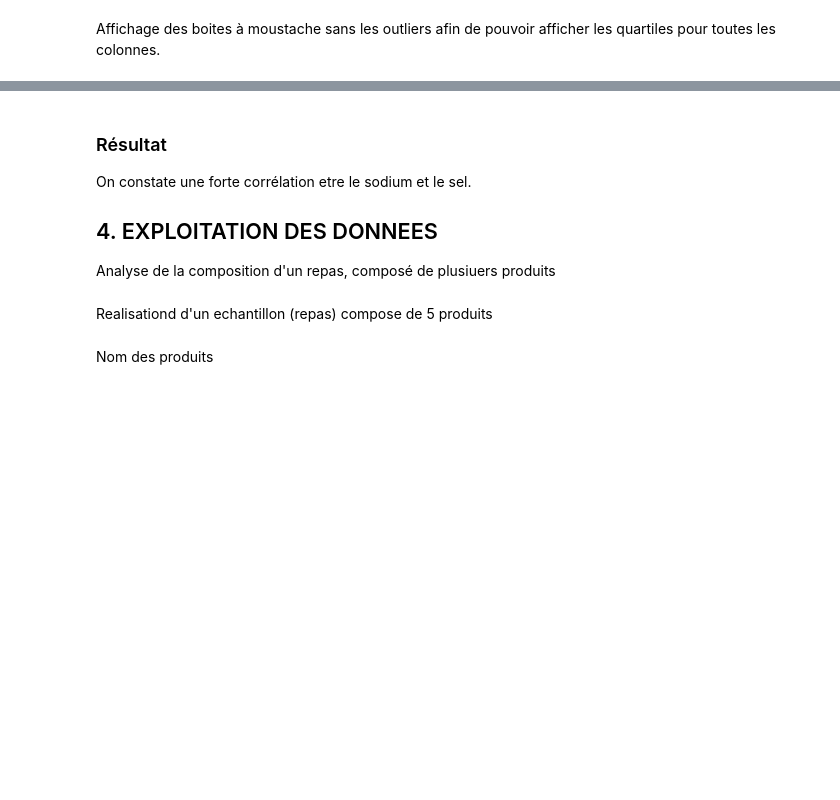
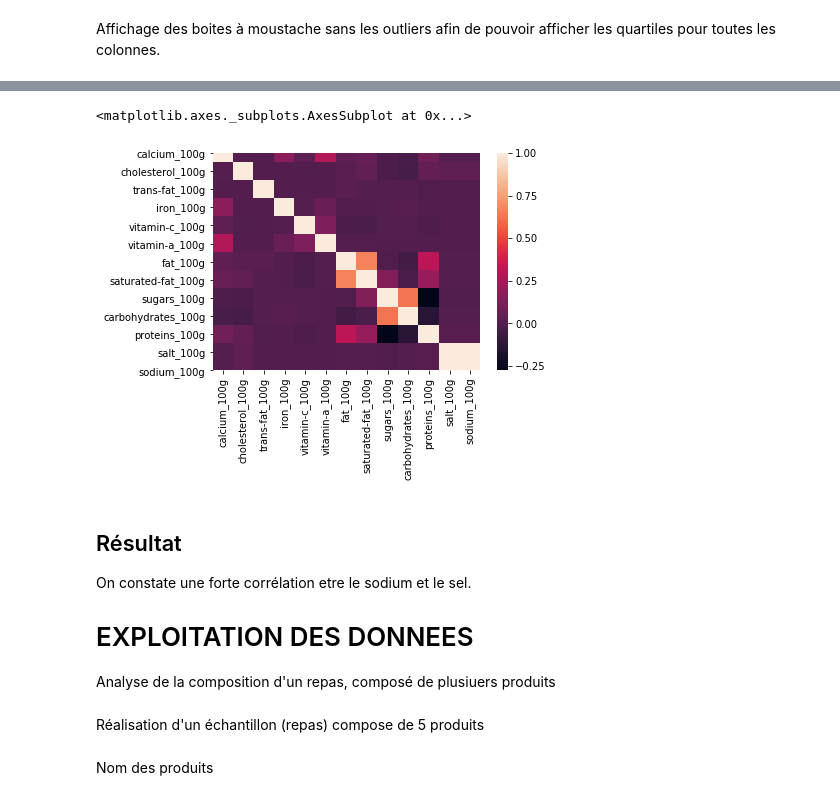
Before and after one commit to asaidomar/openclassrooms_projet3, a Jupyter notebook: projet3/main.ipynb, the cells around one changed output, grey strips where cells are left out. Saved outputs shown, nothing was run; the diff lists cells and outputs as text; code cells hidden in the pictures; blank space fills up the shorter version.

```diff
--- a/projet3/main.ipynb
+++ b/projet3/main.ipynb
@@ -436,11 +440,14 @@ sns.pairplot(data_df[all_columns])
 # %%
-sns.heatmap(data_df[all_columns].select_dtypes(include=np.number).corr()
+sns.heatmap(completed_data[all_columns].select_dtypes(include=np.number).corr())
+# %% [output]
+<matplotlib.axes._subplots.AxesSubplot at 0x...>
+[figure, added]
 # %% [markdown]
-### Résultat
+## Résultat
 On constate une forte corrélation etre le sodium et le sel.
 
 
-## 4. EXPLOITATION DES DONNEES
+# EXPLOITATION DES DONNEES
 Analyse de la composition d'un repas, composé de plusiuers produits
 # %%
 columns = ['fat_100g', 'saturated-fat_100g', 'sugars_100g',
@@ -451,3 +459,3 @@ columns = ['fat_100g', 'saturated-fat_100g', 'sugars_100g',
 # %% [markdown]
-Realisationd d'un echantillon (repas) compose de 5 produits
+Réalisation d'un échantillon (repas) compose de 5 produits
 # %%
```
Also changed, not shown: parts of 40 cells of this notebook, 3 other files.
